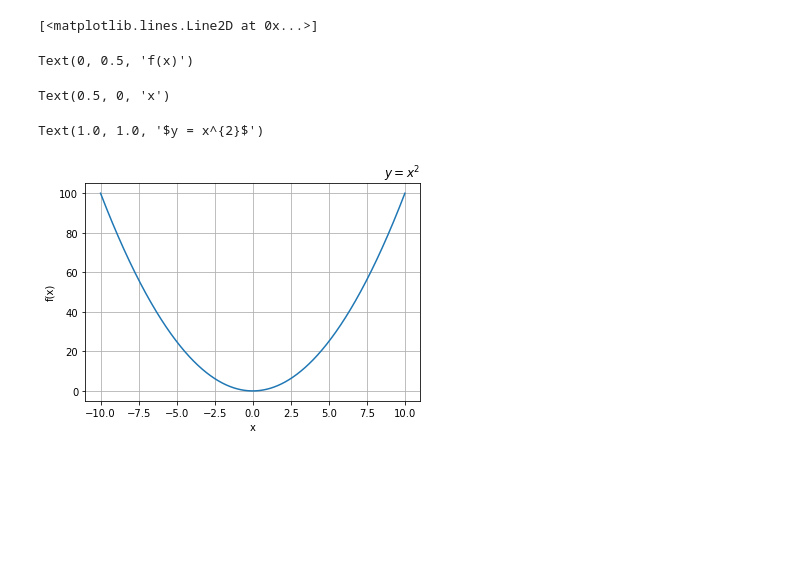
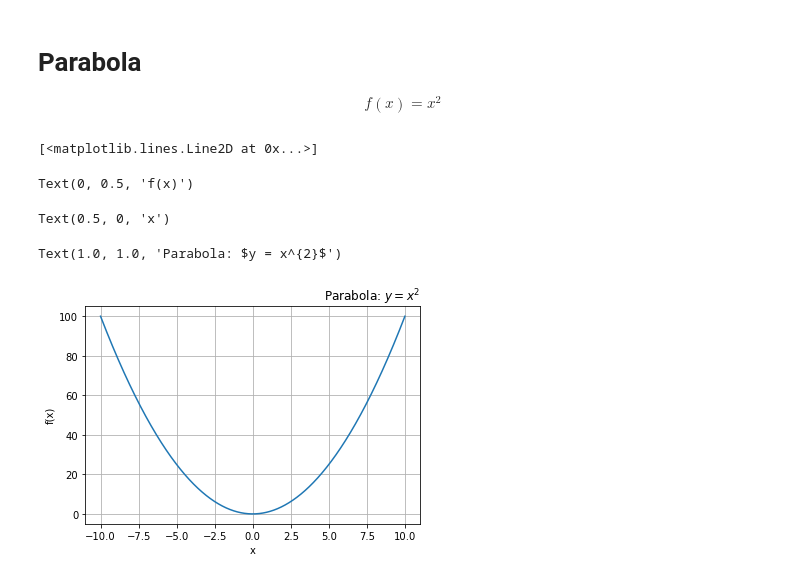
Before and after one commit to ekalachev/jupyter_charts, a Jupyter notebook: matplotlib.ipynb, the cells around one changed output. Cells and saved outputs as stored; diff of their text form; code cells hidden in the pictures; blank space fills up the shorter version.

```diff
--- a/matplotlib.ipynb
+++ b/matplotlib.ipynb
@@ -9,28 +9,34 @@ import matplotlib.animation as animation
 
 from IPython.core.interactiveshell import InteractiveShell
 InteractiveShell.ast_node_interactivity = "all"
+# %% [markdown]
+# Parabola
+
+$$
+f(x) = x^2
+$$
 # %%
 %matplotlib inline
 
 fig = plt.figure(figsize=(6, 4))
 
 # х - аргумент в нашей функции.
 # передадим начало и конец числового отрезка нашей функции и шаг аргумента:
 x = np.arange(-10, 10.01, 0.01)
 
 plt.plot(x, x**2)
 
 plt.ylabel('f(x)')
 plt.xlabel('x')
 
-plt.title('$y = x^{2}$', loc='right')
+plt.title('Parabola: $y = x^{2}$', loc='right')
 
 plt.grid(True)
 
 plt.show()
 # %% [output]
 [<matplotlib.lines.Line2D at 0x...>]
 Text(0, 0.5, 'f(x)')
 Text(0.5, 0, 'x')
-Text(1.0, 1.0, '$y = x^{2}$')
+Text(1.0, 1.0, 'Parabola: $y = x^{2}$')
-[figure, old version]
+[figure, new version]
```
Also changed, not shown: parts of 4 cells of this notebook.
